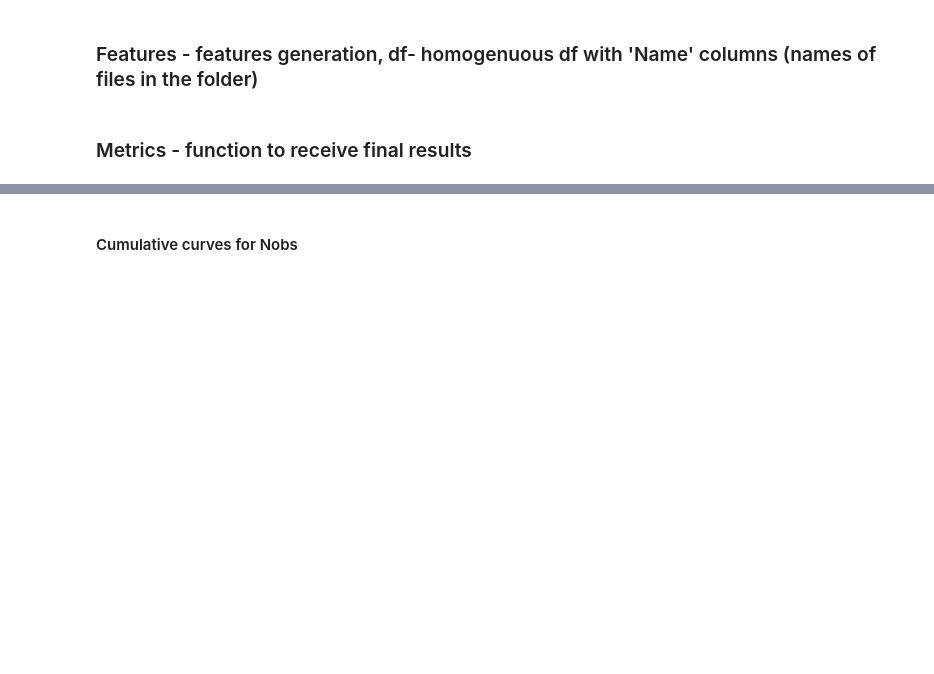
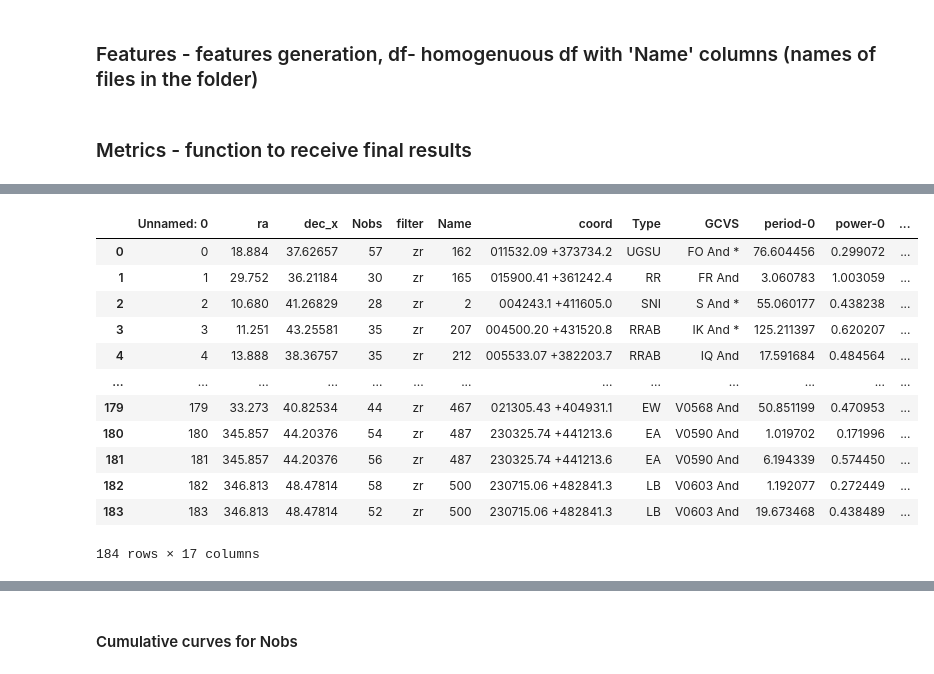
Before and after one commit to Rtut654/AstroProblems, a Jupyter notebook: Notebook-B.ipynb, the cells around one changed output, grey strips where cells are left out. Cells and saved outputs as stored; diff of their text form; code cells hidden in the pictures; blank space fills up the shorter version.

```diff
--- a/Notebook-B.ipynb
+++ b/Notebook-B.ipynb
@@ -257,3 +287,19 @@ def compare(var_type,df1,df2):
+# %%
+df2
+# %% [output]
+|  | Unnamed: 0 | ra | dec_x | Nobs | filter | Name | coord | Type | GCVS | period-0 | power-0 | ... |
+| 0 | 0 | 18.884 | 37.62657 | 57 | zr | 162 | 011532.09 +373734.2 | UGSU | FO And * | 76.604456 | 0.299072 | ... |
+| 1 | 1 | 29.752 | 36.21184 | 30 | zr | 165 | 015900.41 +361242.4 | RR | FR And | 3.060783 | 1.003059 | ... |
+| 2 | 2 | 10.680 | 41.26829 | 28 | zr | 2 | 004243.1 +411605.0 | SNI | S And * | 55.060177 | 0.438238 | ... |
+| 3 | 3 | 11.251 | 43.25581 | 35 | zr | 207 | 004500.20 +431520.8 | RRAB | IK And * | 125.211397 | 0.620207 | ... |
+| 4 | 4 | 13.888 | 38.36757 | 35 | zr | 212 | 005533.07 +382203.7 | RRAB | IQ And | 17.591684 | 0.484564 | ... |
+| ... | ... | ... | ... | ... | ... | ... | ... | ... | ... | ... | ... | ... |
+| 179 | 179 | 33.273 | 40.82534 | 44 | zr | 467 | 021305.43 +404931.1 | EW | V0568 And | 50.851199 | 0.470953 | ... |
+| 180 | 180 | 345.857 | 44.20376 | 54 | zr | 487 | 230325.74 +441213.6 | EA | V0590 And | 1.019702 | 0.171996 | ... |
+| 181 | 181 | 345.857 | 44.20376 | 56 | zr | 487 | 230325.74 +441213.6 | EA | V0590 And | 6.194339 | 0.574450 | ... |
+| 182 | 182 | 346.813 | 48.47814 | 58 | zr | 500 | 230715.06 +482841.3 | LB | V0603 And | 1.192077 | 0.272449 | ... |
+| 183 | 183 | 346.813 | 48.47814 | 52 | zr | 500 | 230715.06 +482841.3 | LB | V0603 And | 19.673468 | 0.438489 | ... |
+184 rows × 17 columns
 # %%
 M1=Metrics(df1)
 M2=Metrics(df2)
```
Also changed, not shown: parts of 13 cells of this notebook, 1 other file.
